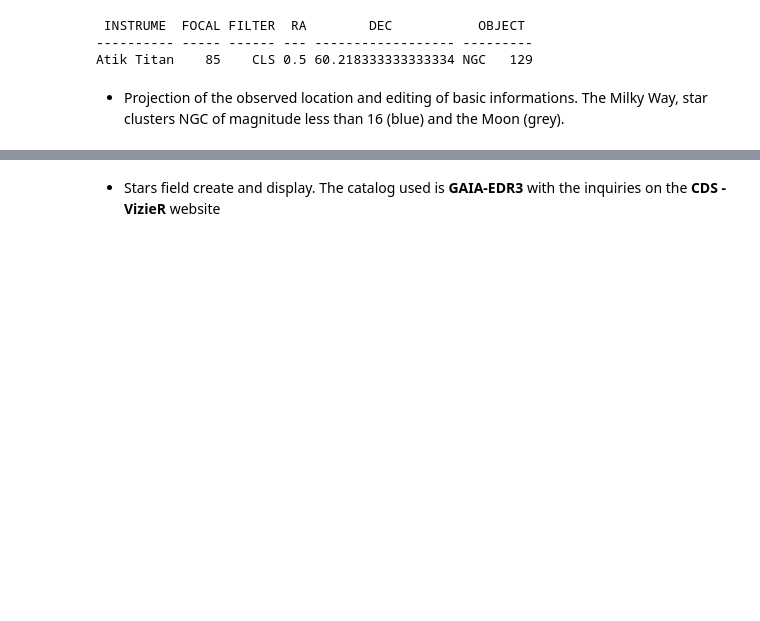
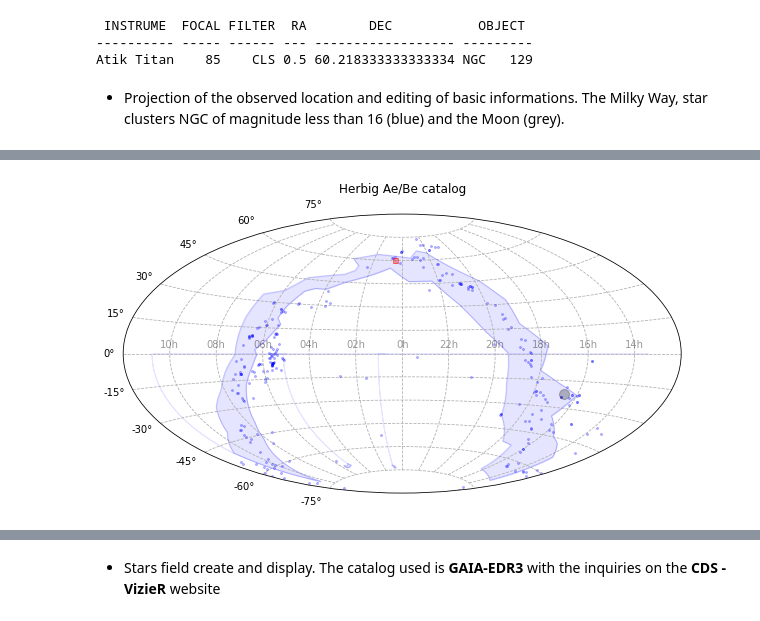
Before and after one commit to dtouzan/ciboulette, a Jupyter notebook: notebook/exemple-base.ipynb, the cells around one changed output, grey strips where cells are left out. Drawn from its saved outputs; the diff is of its cells as text; code cells hidden in the pictures; blank space fills up the shorter version.

```diff
--- a/notebook/exemple-base.ipynb
+++ b/notebook/exemple-base.ipynb
@@ -50,0 +55,4 @@ cbl.projections
+# %%
+cbl.HerbigAeBe
+# %% [output]
+[figure, added]
```
Also changed, not shown: parts of 3 cells of this notebook, 3 other files.
